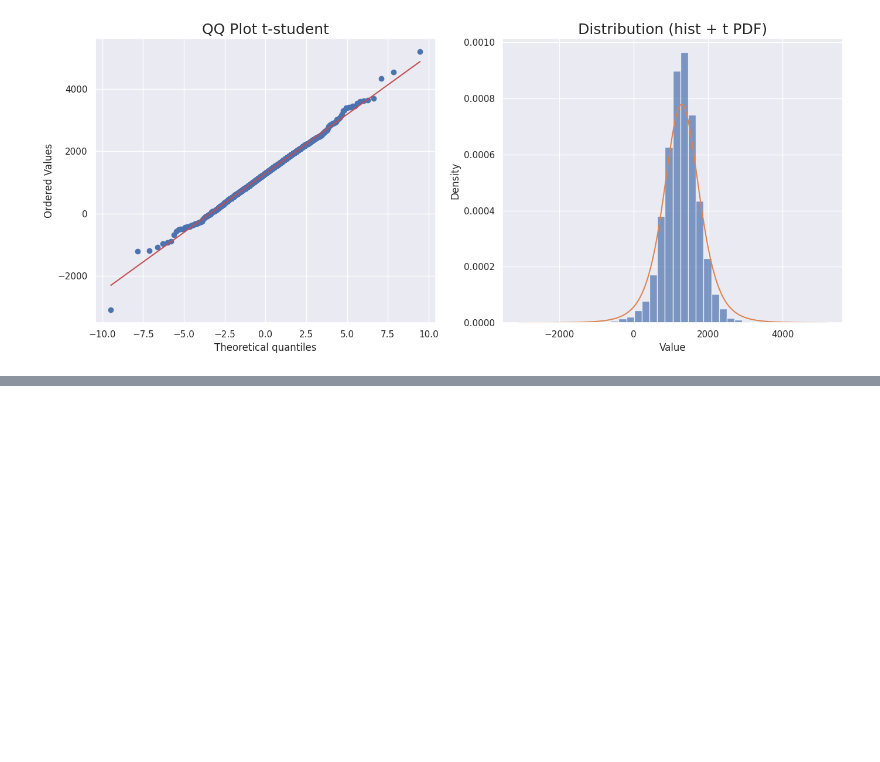
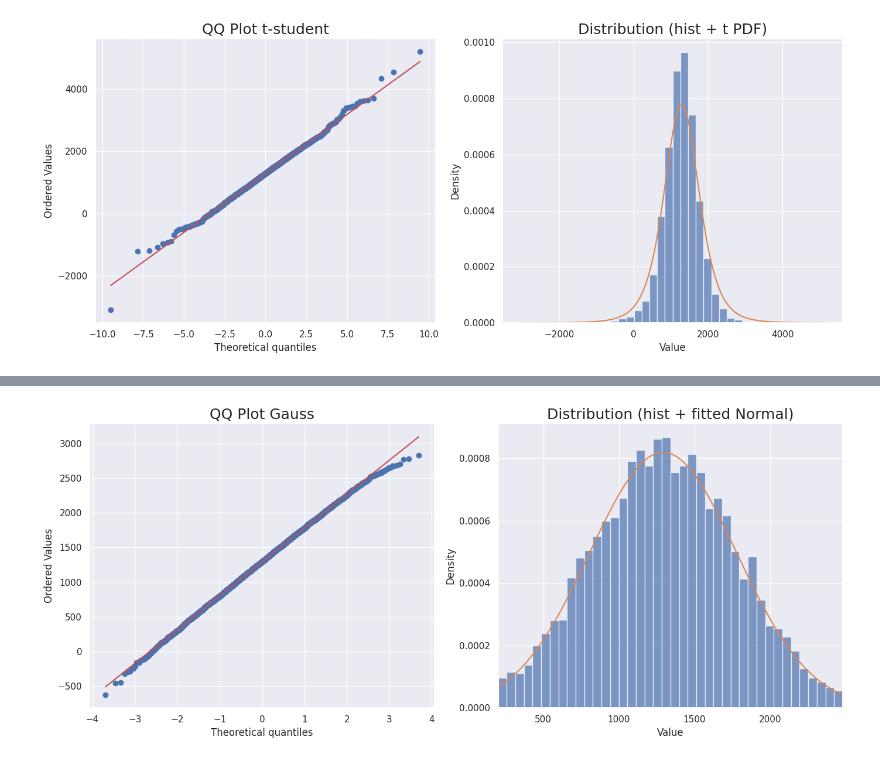
Before and after one commit to Marcin19721205/Timeseries_Data_Processing_Basic, a Jupyter notebook: Section_3_Introduction_to_Time_Series_Completed_.ipynb, the cells around one changed output, grey strips where cells are left out. Saved outputs shown, nothing was run; the diff lists cells and outputs as text; code cells hidden in the pictures; blank space fills up the shorter version.

```diff
--- a/Section_3_Introduction_to_Time_Series_Completed_.ipynb
+++ b/Section_3_Introduction_to_Time_Series_Completed_.ipynb
@@ -369,0 +374,48 @@ plt.show()
+# %%
+import numpy as np                      # arrays + numerics
+import matplotlib.pyplot as plt         # plotting
+import scipy.stats as st                # stats (QQ plot + PDFs)
+
+# ---------- Global x-axis scale for ALL distributions ----------
+# Use robust limits so alpha-stable tails don't destroy the plot scale
+cols = ["Gauss", "tStudent", "alfa", "skew"]                                   # columns to compare
+q_low, q_high = 0.01, 0.99                                                     # robust percentiles for common x-range
+
+all_vals = np.concatenate([df_comp[c].dropna().to_numpy() for c in cols])      # stack all values
+x_left = np.quantile(all_vals, q_low)                                          # common left x-limit
+x_right = np.quantile(all_vals, q_high)                                        # common right x-limit
+
+# ---------- Common histogram binning (same bar widths everywhere) ----------
+n_bins = 40                                                                    # same as you used in Gauss originally
+bin_edges = np.linspace(x_left, x_right, n_bins + 1)                           # fixed edges => identical bar widths
+
+def plot_gauss_common_scale():
+    data = df_comp["Gauss"].dropna().to_numpy()                                # take Gauss column as 1D array (drop NaNs)
+
+    fig, axes = plt.subplots(1, 2, figsize=(14, 6))                            # two plots side-by-side
+
+    # --- Left: QQ plot (Normality check) ---
+    st.probplot(data, dist="norm", plot=axes[0])                               # QQ plot vs Normal distribution
+    axes[0].set_title("QQ Plot Gauss", fontsize=18)                            # title for QQ plot
+    axes[0].grid(True)                                                        # grid for readability
+
+    # --- Right: Distribution plot (Histogram + fitted Normal PDF) ---
+    mu = data.mean()                                                          # sample mean
+    sigma = data.std(ddof=1)                                                  # sample std (ddof=1 = sample std)
+
+    axes[1].hist(data, bins=bin_edges, density=True, alpha=0.7)               # SAME bin edges => SAME bar widths
+    x = np.linspace(x_left, x_right, 400)                                     # COMMON x-grid for all plots
+    axes[1].plot(x, st.norm.pdf(x, loc=mu, scale=sigma))                      # fitted Normal PDF overlay
+
+    axes[1].set_title("Distribution (hist + fitted Normal)", fontsize=18)     # title
+    axes[1].set_xlabel("Value")                                               # x-axis label
+    axes[1].set_ylabel("Density")                                             # y-axis label
+    axes[1].grid(True)                                                        # grid
+    axes[1].set_xlim(x_left, x_right)                                         # enforce COMMON x-limits
+
+    plt.tight_layout()                                                        # avoid overlaps
+    plt.show()                                                                # render the figure
+
+plot_gauss_common_scale()
+# %% [output]
+[figure, added]
```
Also changed, not shown: parts of 6 cells of this notebook.
